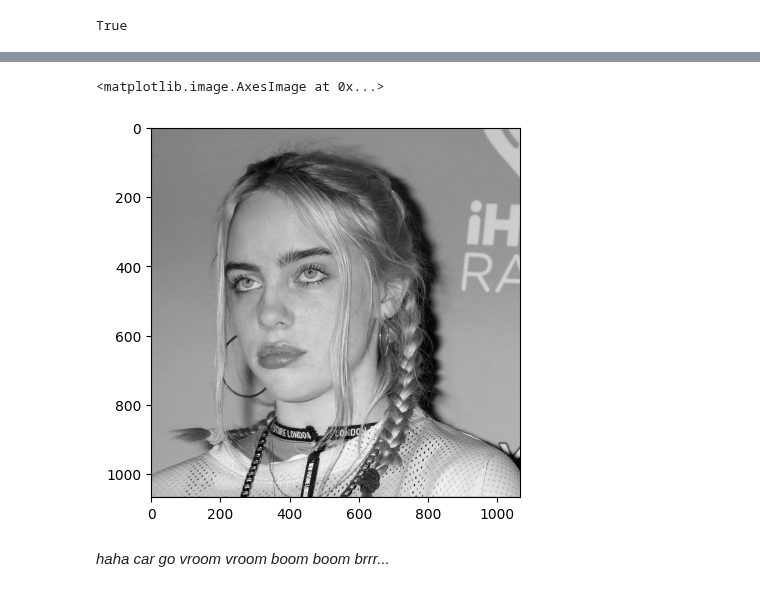
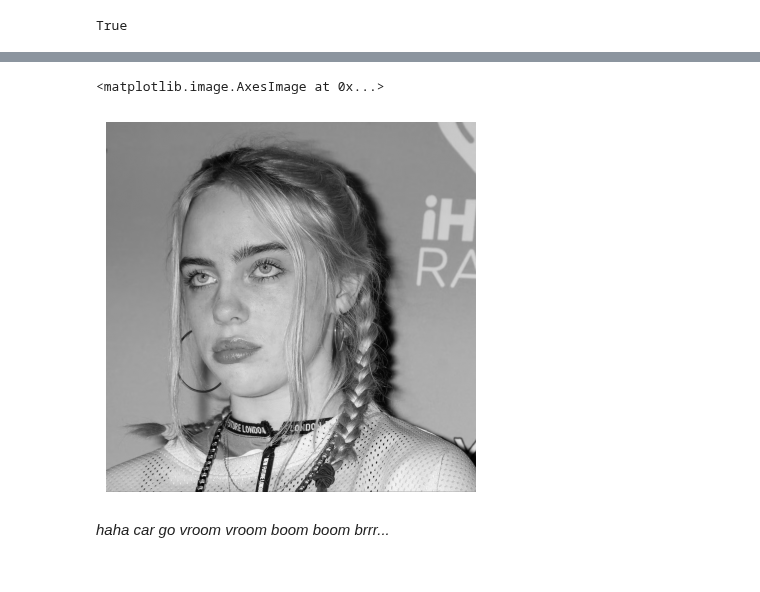
Before and after one commit to kamal-stark-dev/Learning, a Jupyter notebook: Python/Image Libraries/Basics-CV2.ipynb, the cells around one changed output, grey strips where cells are left out. Saved outputs shown, nothing was run; the diff lists cells and outputs as text; code cells hidden in the pictures.

```diff
--- a/Python/Image Libraries/Basics-CV2.ipynb
+++ b/Python/Image Libraries/Basics-CV2.ipynb
@@ -5,7 +5,7 @@ If you want to install it for your current kernel
 
 `!{sys.executable} -m pip install opencv-python`
 # %%
-image = cv2.imread('billie.png')
+image = cv2.imread('images/billie.png')
 # %%
 print(f'''
 Type: {type(image)}
@@ -53,11 +57,12 @@ plt.imshow(img_gray, cmap="gray")
 # %%
 blue, green, red = image[:,:,0], image[:,:,1], image[:,:,2] # using slicing
 
+plt.axis("off")
 # plt.imshow(blue, cmap="gray")
 plt.imshow(green, cmap="gray")
 # plt.imshow(red, cmap="gray")
 # %% [output]
 <matplotlib.image.AxesImage at 0x...>
-[figure, old version]
+[figure, new version]
 # %% [markdown]
 *haha car go vroom vroom boom boom brrr...*
```
Also changed, not shown: parts of 5 cells of this notebook, 4 other files.
